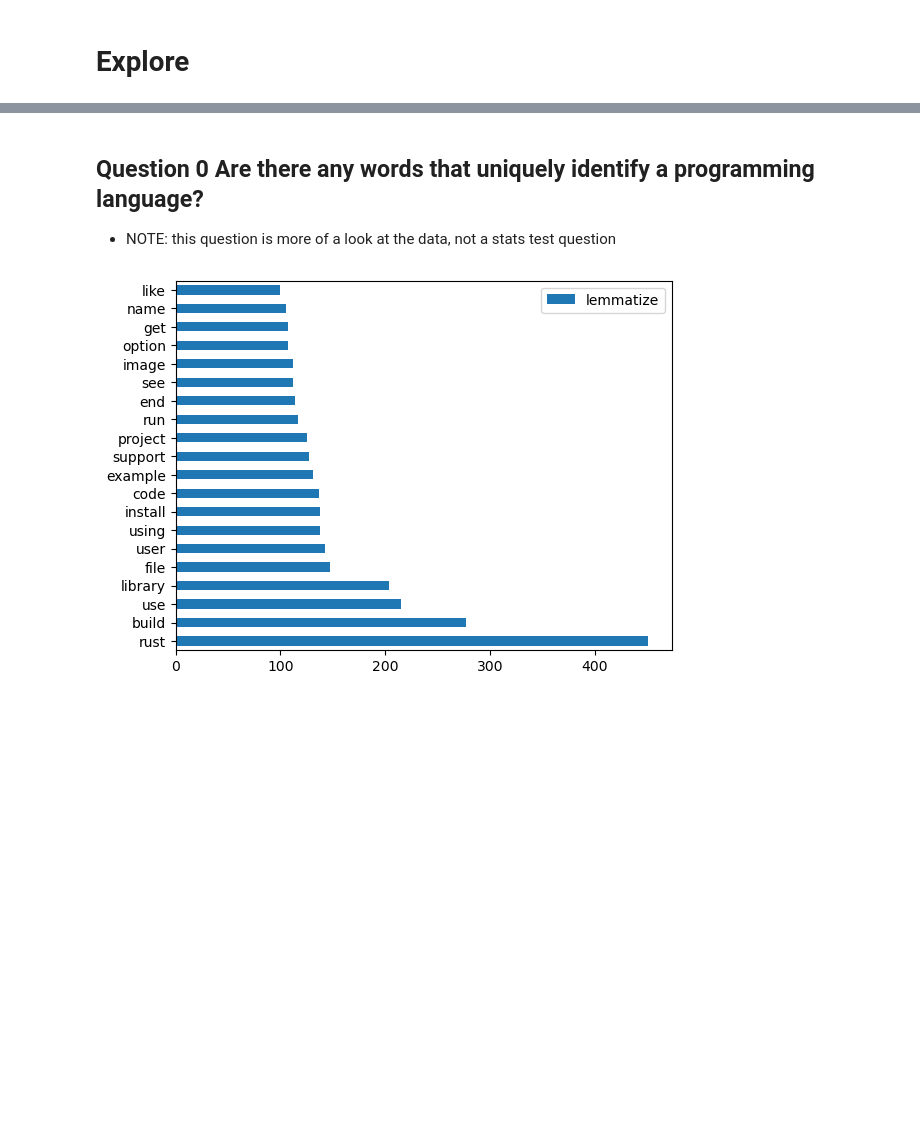
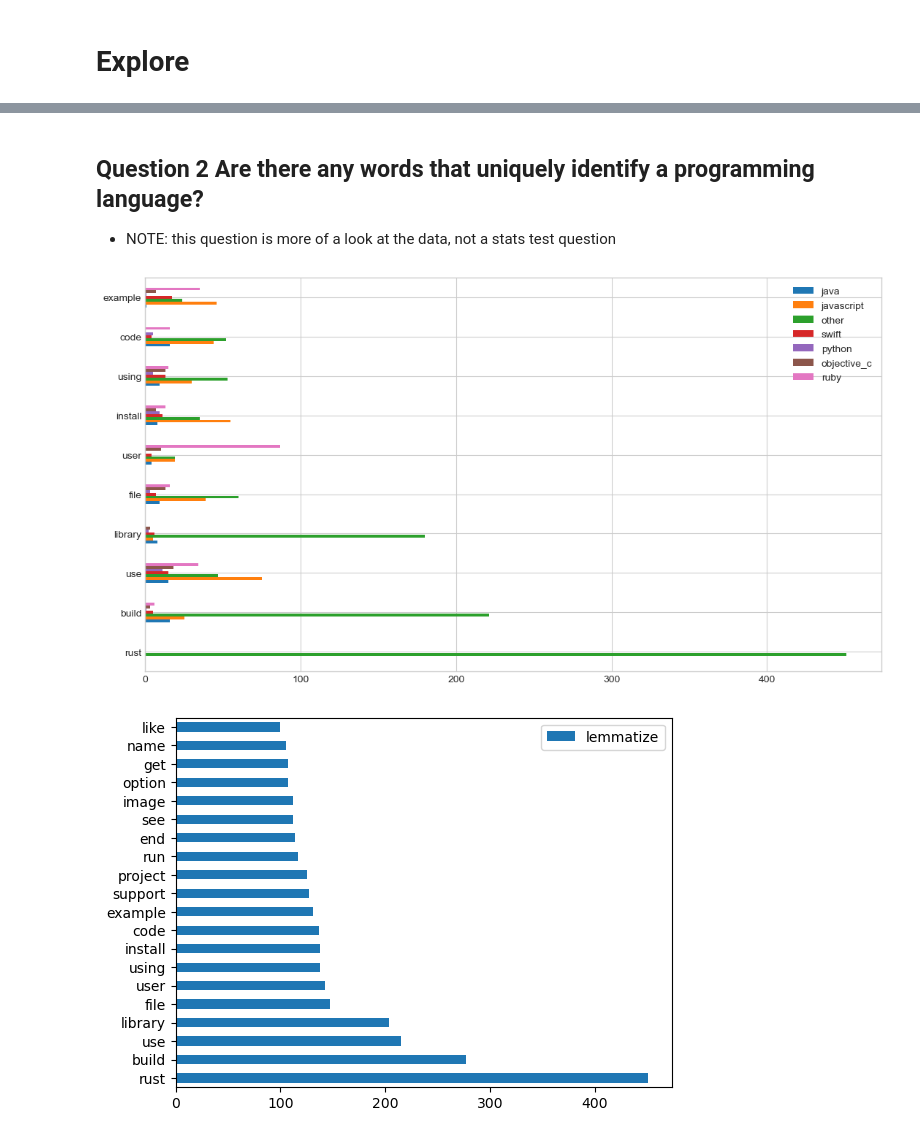
Before and after one commit to Keila-Camarillo/nlp_most_starred_repos, a Jupyter notebook: keila_explore.ipynb, the cells around one changed output, grey strips where cells are left out. Saved outputs shown, nothing was run; the diff lists cells and outputs as text; code cells hidden in the pictures; blank space fills up the shorter version.

Commit message:
add question 1,2,3 and model 11:55 am

```diff
--- a/keila_explore.ipynb
+++ b/keila_explore.ipynb
@@ -135,6 +135,10 @@ word_counts
 # %% [markdown]
-## Question 0 Are there any words that uniquely identify a programming language?
+## Question 2 Are there any words that uniquely identify a programming language?
 - NOTE: this question is more of a look at the data, not a stats test question
+# %%
+e.get_word_viz(train)
+# %% [output]
+[figure, added]
 # %%
 # Example: # get a boxplot and histplot of property_value of train
 # Visualize Example: # get a regplot of squarefeet vs property_value on train
```
Also changed, not shown: parts of 39 cells of this notebook, 2 other files.
